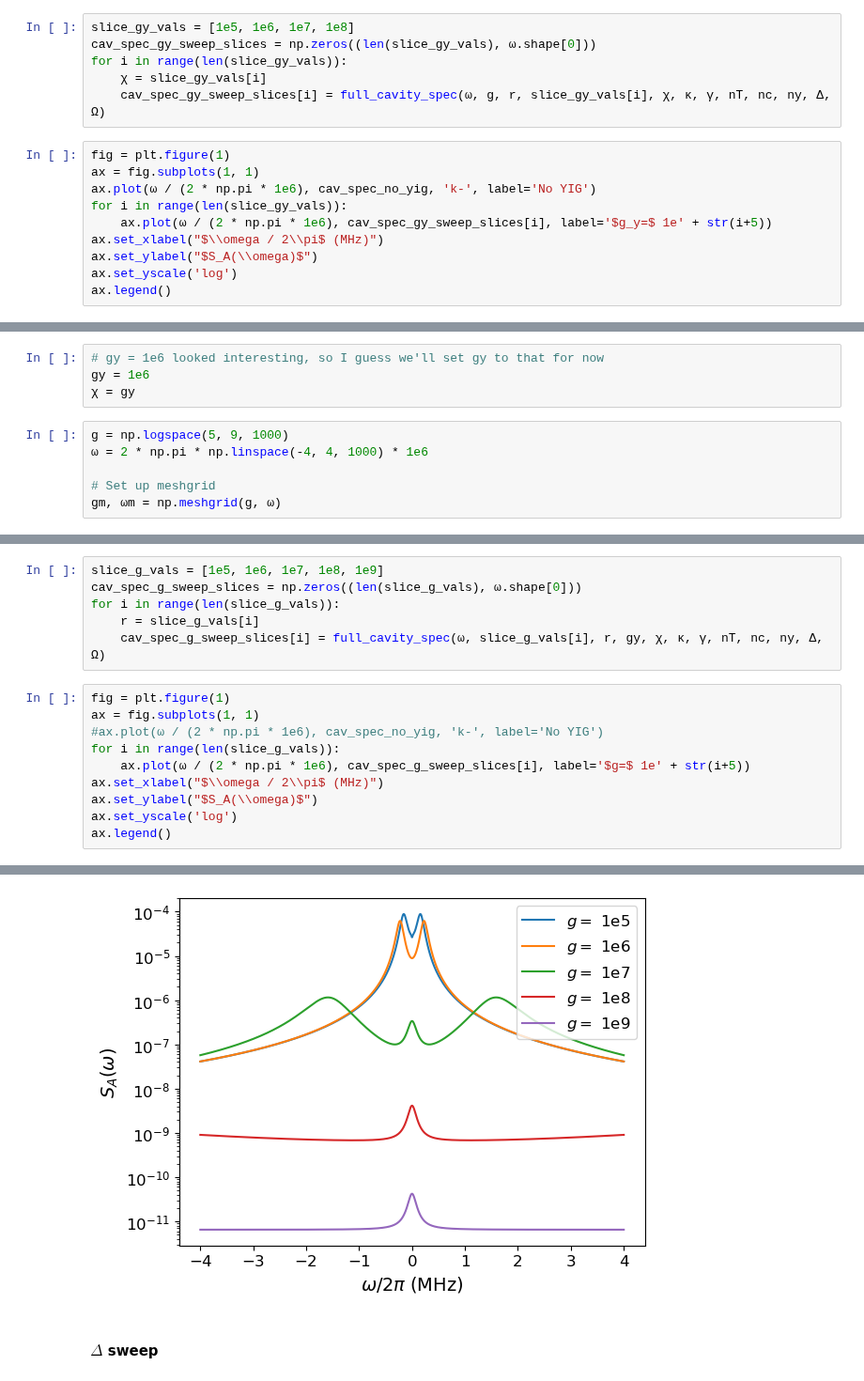
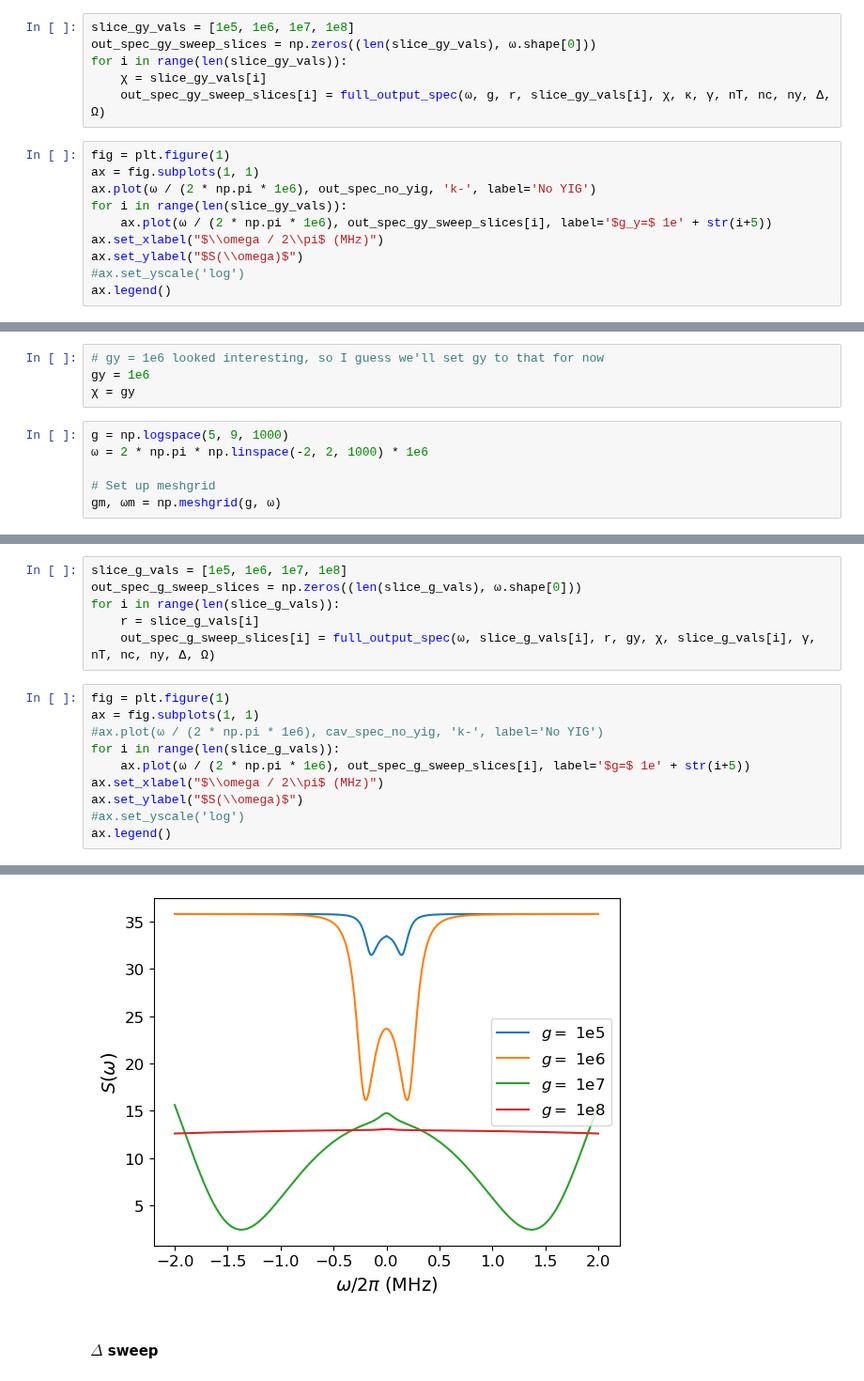
Before and after one commit to jleamer/mode_cooling, a Jupyter notebook: yig_nv_cooling.ipynb, the cells around one changed output, grey strips where cells are left out. Shown at 94% size. Saved outputs shown, nothing was run; the diff lists cells and outputs as text.

Commit message:
Corrected an error in the full spectrum calculations involving \Omega.  Also found that the output spectrum does decrease overall when g increases if kappa also increases by the same amount.

```diff
--- a/yig_nv_cooling.ipynb
+++ b/yig_nv_cooling.ipynb
@@ -543,18 +546,18 @@ fig.colorbar(im, label='$S_A(\\omega)$')
 # %%
 slice_gy_vals = [1e5, 1e6, 1e7, 1e8]
-cav_spec_gy_sweep_slices = np.zeros((len(slice_gy_vals), ω.shape[0]))
+out_spec_gy_sweep_slices = np.zeros((len(slice_gy_vals), ω.shape[0]))
 for i in range(len(slice_gy_vals)):
     χ = slice_gy_vals[i]
-    cav_spec_gy_sweep_slices[i] = full_cavity_spec(ω, g, r, slice_gy_vals[i], χ, κ, γ, nT, nc, ny, Δ, Ω)
+    out_spec_gy_sweep_slices[i] = full_output_spec(ω, g, r, slice_gy_vals[i], χ, κ, γ, nT, nc, ny, Δ, Ω)
 # %%
 fig = plt.figure(1)
 ax = fig.subplots(1, 1)
-ax.plot(ω / (2 * np.pi * 1e6), cav_spec_no_yig, 'k-', label='No YIG')
+ax.plot(ω / (2 * np.pi * 1e6), out_spec_no_yig, 'k-', label='No YIG')
 for i in range(len(slice_gy_vals)):
-    ax.plot(ω / (2 * np.pi * 1e6), cav_spec_gy_sweep_slices[i], label='$g_y=$ 1e' + str(i+5))
+    ax.plot(ω / (2 * np.pi * 1e6), out_spec_gy_sweep_slices[i], label='$g_y=$ 1e' + str(i+5))
 ax.set_xlabel("$\\omega / 2\\pi$ (MHz)")
-ax.set_ylabel("$S_A(\\omega)$")
-ax.set_yscale('log')
+ax.set_ylabel("$S(\\omega)$")
+#ax.set_yscale('log')
 ax.legend()
 # %% [output]
 <matplotlib.legend.Legend at 0x...>
@@ -567,7 +570,7 @@ gy = 1e6
 χ = gy
 # %%
 g = np.logspace(5, 9, 1000)
-ω = 2 * np.pi * np.linspace(-4, 4, 1000) * 1e6
+ω = 2 * np.pi * np.linspace(-2, 2, 1000) * 1e6
 
 # Set up meshgrid
 gm, ωm = np.meshgrid(g, ω)
@@ -588,22 +591,22 @@ fig.colorbar(im, label='$S_A(\\omega)$')
 # %%
-slice_g_vals = [1e5, 1e6, 1e7, 1e8, 1e9]
-cav_spec_g_sweep_slices = np.zeros((len(slice_g_vals), ω.shape[0]))
+slice_g_vals = [1e5, 1e6, 1e7, 1e8]
+out_spec_g_sweep_slices = np.zeros((len(slice_g_vals), ω.shape[0]))
 for i in range(len(slice_g_vals)):
     r = slice_g_vals[i]
-    cav_spec_g_sweep_slices[i] = full_cavity_spec(ω, slice_g_vals[i], r, gy, χ, κ, γ, nT, nc, ny, Δ, Ω)
+    out_spec_g_sweep_slices[i] = full_output_spec(ω, slice_g_vals[i], r, gy, χ, slice_g_vals[i], γ, nT, nc, ny, Δ, Ω)
 # %%
 fig = plt.figure(1)
 ax = fig.subplots(1, 1)
 #ax.plot(ω / (2 * np.pi * 1e6), cav_spec_no_yig, 'k-', label='No YIG')
 for i in range(len(slice_g_vals)):
-    ax.plot(ω / (2 * np.pi * 1e6), cav_spec_g_sweep_slices[i], label='$g=$ 1e' + str(i+5))
+    ax.plot(ω / (2 * np.pi * 1e6), out_spec_g_sweep_slices[i], label='$g=$ 1e' + str(i+5))
 ax.set_xlabel("$\\omega / 2\\pi$ (MHz)")
-ax.set_ylabel("$S_A(\\omega)$")
-ax.set_yscale('log')
+ax.set_ylabel("$S(\\omega)$")
+#ax.set_yscale('log')
 ax.legend()
 # %% [output]
 <matplotlib.legend.Legend at 0x...>
-[figure, old version]
+[figure, new version]
 # %% [markdown]
 #### $\Delta$ sweep
 # %%
```
Also changed, not shown: parts of 28 cells of this notebook.
